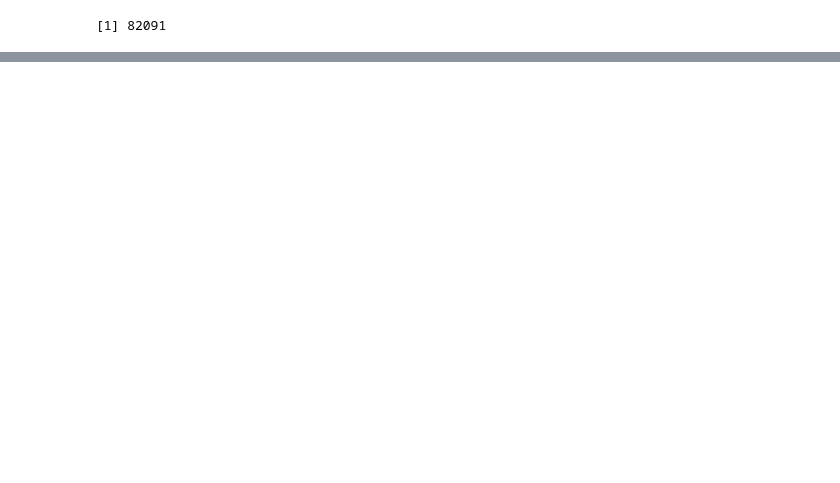
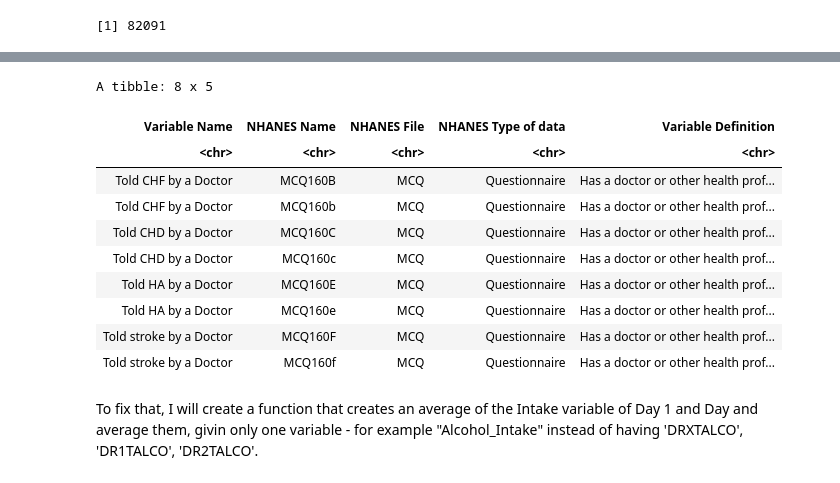
Before and after one commit to pipegalera/ml_diabetes, a Jupyter notebook: papers/Dinh et al. (2019)/R_replicate_Dinh.ipynb, the cells around one changed output, grey strips where cells are left out. Cells and saved outputs as stored; diff of their text form; code cells hidden in the pictures; blank space fills up the shorter version.

```diff
--- a/papers/Dinh et al. (2019)/R_replicate_Dinh.ipynb
+++ b/papers/Dinh et al. (2019)/R_replicate_Dinh.ipynb
@@ -355,0 +379,15 @@ normalize_columns <- function(master, columns) {
+# %%
+var_docs |>
+  filter(`NHANES Name` %in% c('MCQ160b', 'MCQ160B', 'MCQ160c', 'MCQ160C', 'MCQ160F', 'MCQ160f', 'MCQ160E', 'MCQ160e'))
+# %% [output]
+A tibble: 8 x 5
+| Variable Name | NHANES Name | NHANES File | NHANES Type of data | Variable Definition |
+| <chr> | <chr> | <chr> | <chr> | <chr> |
+| Told CHF by a Doctor | MCQ160B | MCQ | Questionnaire | Has a doctor or other health prof... |
+| Told CHF by a Doctor | MCQ160b | MCQ | Questionnaire | Has a doctor or other health prof... |
+| Told CHD by a Doctor | MCQ160C | MCQ | Questionnaire | Has a doctor or other health prof... |
+| Told CHD by a Doctor | MCQ160c | MCQ | Questionnaire | Has a doctor or other health prof... |
+| Told HA by a Doctor | MCQ160E | MCQ | Questionnaire | Has a doctor or other health prof... |
+| Told HA by a Doctor | MCQ160e | MCQ | Questionnaire | Has a doctor or other health prof... |
+| Told stroke by a Doctor | MCQ160F | MCQ | Questionnaire | Has a doctor or other health prof... |
+| Told stroke by a Doctor | MCQ160f | MCQ | Questionnaire | Has a doctor or other health prof... |
@@ -355,0 +397,2 @@ normalize_columns <- function(master, columns) {
+# %% [markdown]
+To fix that, I will create a function that creates an average of the Intake variable of Day 1 and Day and average them, givin only one variable - for example "Alcohol_Intake" instead of having 'DRXTALCO', 'DR1TALCO', 'DR2TALCO'.
```
Also changed, not shown: parts of 54 cells of this notebook, 1 other file.
